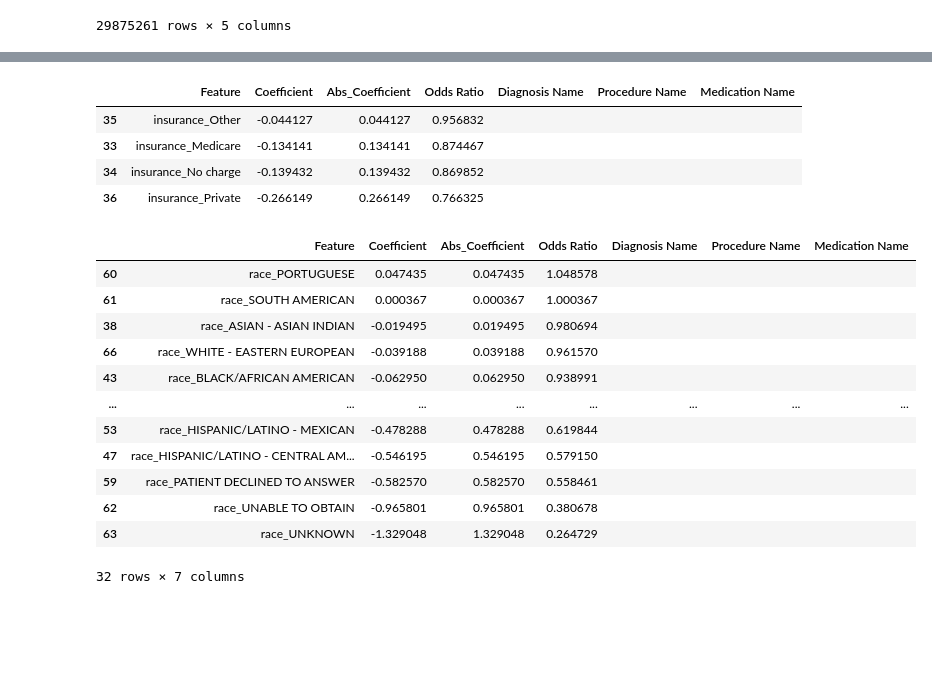
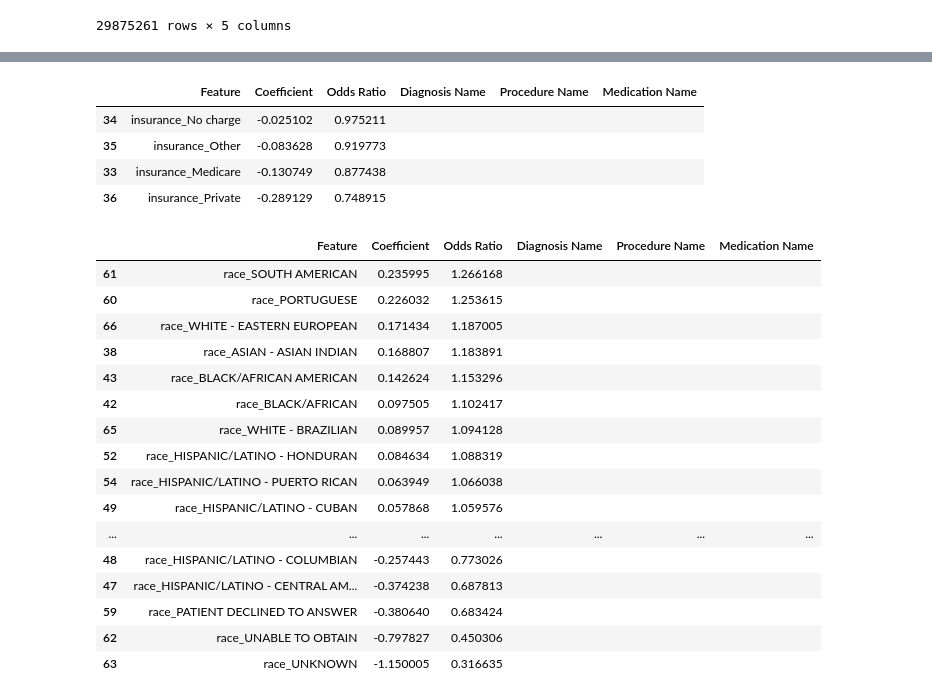
Before and after one commit to saaqib-m/patient-readmission, a Jupyter notebook: Patient-Readmission-LR-Notebook-v2.ipynb, the cells around one changed output, grey strips where cells are left out. Cells and saved outputs as stored; diff of their text form; code cells hidden in the pictures; blank space fills up the shorter version.

```diff
--- a/Patient-Readmission-LR-Notebook-v2.ipynb
+++ b/Patient-Readmission-LR-Notebook-v2.ipynb
@@ -458,8 +527,18 @@ y = df_full_dataset.readmission
 # %%
 X_train, X_test, y_train, y_test = train_test_split(X, y, test_size=0.25, random_state=42)
 # %%
-logreg = LogisticRegression(penalty= 'l1',solver='liblinear', class_weight='balanced', random_state=42, max_iter=1000)
+logreg = LogisticRegression(penalty= 'l1',solver='liblinear', random_state=42, max_iter=1000)
 
-# fit the model with data
-logreg.fit(X_train, y_train)
-y_pred = logreg.predict(X_test)
+param_grid = {
+    'class_weight': [
+        {0: 1, 1: 5},
+        {0: 1, 1: 10},
+        {0: 1, 1: 20},
+    ]
+}
+scorer = make_scorer(f1_score)
+# %%
+grid = GridSearchCV(logreg, param_grid, scoring=scorer, cv=3, n_jobs= -2)  # 3-fold CV
+grid.fit(X_train, y_train)
+print("Best class weight:", grid.best_params_)
+print("Best F1 score:", grid.best_score_)
@@ -466,3 +548,9 @@ y_pred = logreg.predict(X_test)
+# %%
+logreg = LogisticRegression(penalty= 'l1',solver='liblinear', class_weight = {0: 1, 1: 5}, random_state=42, max_iter=1000)
+
+# fit the model with data
+logreg.fit(X_train, y_train)
+y_pred = logreg.predict(X_test)
 # %%
 cnf_matrix = metrics.confusion_matrix(y_test, y_pred)
 cnf_matrix
@@ -521,7 +612,6 @@ feature_names = X_train.columns
 coef_df = pd.DataFrame({
     'Feature': feature_names,
     'Coefficient': coef,
-    'Abs_Coefficient': np.abs(coef),
     'Odds Ratio': np.exp(coef),
     'Diagnosis Name': "",
     'Procedure Name': "",
@@ -645,25 +735,31 @@ coef_df[coef_df['Feature'].str.contains('discharge_location')].sort_values(by='O
 # %%
-coef_df[coef_df['Feature'].str.contains('insurance')].sort_values(by='Odds Ratio', ascending=False)
+coef_df_medi_insurance = coef_df[coef_df['Feature'].str.contains('insurance')].sort_values(by='Odds Ratio', ascending=False)
+coef_df_medi_insurance
 # %% [output]
-|  | Feature | Coefficient | Abs_Coefficient | Odds Ratio | Diagnosis Name | Procedure Name | Medication Name |
-| 35 | insurance_Other | -0.044127 | 0.044127 | 0.956832 |  |  |  |
-| 33 | insurance_Medicare | -0.134141 | 0.134141 | 0.874467 |  |  |  |
-| 34 | insurance_No charge | -0.139432 | 0.139432 | 0.869852 |  |  |  |
-| 36 | insurance_Private | -0.266149 | 0.266149 | 0.766325 |  |  |  |
+|  | Feature | Coefficient | Odds Ratio | Diagnosis Name | Procedure Name | Medication Name |
+| 34 | insurance_No charge | -0.025102 | 0.975211 |  |  |  |
+| 35 | insurance_Other | -0.083628 | 0.919773 |  |  |  |
+| 33 | insurance_Medicare | -0.130749 | 0.877438 |  |  |  |
+| 36 | insurance_Private | -0.289129 | 0.748915 |  |  |  |
 # %%
-coef_df[coef_df['Feature'].str.contains('race_')].sort_values(by='Odds Ratio', ascending=False)
+coef_df_medi_race = coef_df[coef_df['Feature'].str.contains('race_')].sort_values(by='Odds Ratio', ascending=False)
+coef_df_medi_race
 # %% [output]
-|  | Feature | Coefficient | Abs_Coefficient | Odds Ratio | Diagnosis Name | Procedure Name | Medication Name |
-| 60 | race_PORTUGUESE | 0.047435 | 0.047435 | 1.048578 |  |  |  |
-| 61 | race_SOUTH AMERICAN | 0.000367 | 0.000367 | 1.000367 |  |  |  |
-| 38 | race_ASIAN - ASIAN INDIAN | -0.019495 | 0.019495 | 0.980694 |  |  |  |
-| 66 | race_WHITE - EASTERN EUROPEAN | -0.039188 | 0.039188 | 0.961570 |  |  |  |
-| 43 | race_BLACK/AFRICAN AMERICAN | -0.062950 | 0.062950 | 0.938991 |  |  |  |
-| ... | ... | ... | ... | ... | ... | ... | ... |
-| 53 | race_HISPANIC/LATINO - MEXICAN | -0.478288 | 0.478288 | 0.619844 |  |  |  |
-| 47 | race_HISPANIC/LATINO - CENTRAL AM... | -0.546195 | 0.546195 | 0.579150 |  |  |  |
-| 59 | race_PATIENT DECLINED TO ANSWER | -0.582570 | 0.582570 | 0.558461 |  |  |  |
-| 62 | race_UNABLE TO OBTAIN | -0.965801 | 0.965801 | 0.380678 |  |  |  |
-| 63 | race_UNKNOWN | -1.329048 | 1.329048 | 0.264729 |  |  |  |
+|  | Feature | Coefficient | Odds Ratio | Diagnosis Name | Procedure Name | Medication Name |
+| 61 | race_SOUTH AMERICAN | 0.235995 | 1.266168 |  |  |  |
+| 60 | race_PORTUGUESE | 0.226032 | 1.253615 |  |  |  |
+| 66 | race_WHITE - EASTERN EUROPEAN | 0.171434 | 1.187005 |  |  |  |
+| 38 | race_ASIAN - ASIAN INDIAN | 0.168807 | 1.183891 |  |  |  |
+| 43 | race_BLACK/AFRICAN AMERICAN | 0.142624 | 1.153296 |  |  |  |
+| 42 | race_BLACK/AFRICAN | 0.097505 | 1.102417 |  |  |  |
+| 65 | race_WHITE - BRAZILIAN | 0.089957 | 1.094128 |  |  |  |
+| 52 | race_HISPANIC/LATINO - HONDURAN | 0.084634 | 1.088319 |  |  |  |
+| 54 | race_HISPANIC/LATINO - PUERTO RICAN | 0.063949 | 1.066038 |  |  |  |
+| 49 | race_HISPANIC/LATINO - CUBAN | 0.057868 | 1.059576 |  |  |  |
+| ... | ... | ... | ... | ... | ... | ... |
+| 48 | race_HISPANIC/LATINO - COLUMBIAN | -0.257443 | 0.773026 |  |  |  |
+| 47 | race_HISPANIC/LATINO - CENTRAL AM... | -0.374238 | 0.687813 |  |  |  |
+| 59 | race_PATIENT DECLINED TO ANSWER | -0.380640 | 0.683424 |  |  |  |
+| 62 | race_UNABLE TO OBTAIN | -0.797827 | 0.450306 |  |  |  |
+| 63 | race_UNKNOWN | -1.150005 | 0.316635 |  |  |  |
-32 rows × 7 columns
 # %%
```
Also changed, not shown: parts of 33 cells of this notebook, 1 other file.
